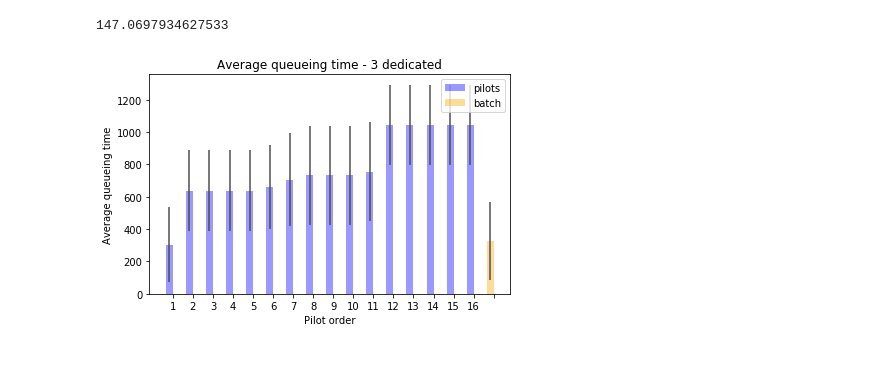
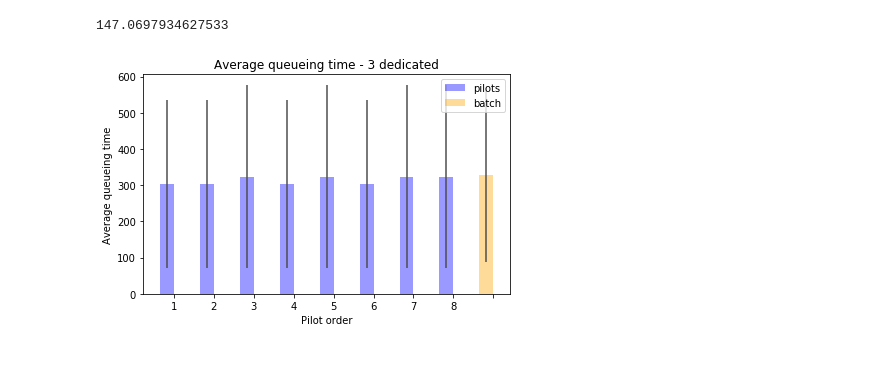
Before and after one commit to big-data-lab-team/spa, a Jupyter notebook: experiments/notebooks/spa-figures-BELUGA.ipynb, the cells around one changed output. Cells and saved outputs as stored; diff of their text form; code cells hidden in the pictures.

```diff
--- a/experiments/notebooks/spa-figures-BELUGA.ipynb
+++ b/experiments/notebooks/spa-figures-BELUGA.ipynb
@@ -451,8 +486,8 @@ pilots16_2d = avg_pilot_queueing(pilot_queueing_times([el for el in gf.pilots16
 pilots16_3d = avg_pilot_queueing(pilot_queueing_times([el for el in gf.pilots16 if '3d' in el['name']]))
 pilots16_4d = avg_pilot_queueing(pilot_queueing_times([el for el in gf.pilots16 if '4d' in el['name']]))
 # %%
-fig_pilot_queue(pilots16_3d, batch_3d, 3)
+fig_pilot_queue(pilots8_3d, batch_3d, 3)
 # %% [output]
-[figure, old version]
+[figure, new version]
 # %% [markdown]
 ####
```
Also changed, not shown: parts of 18 cells of this notebook, 2 other files.
